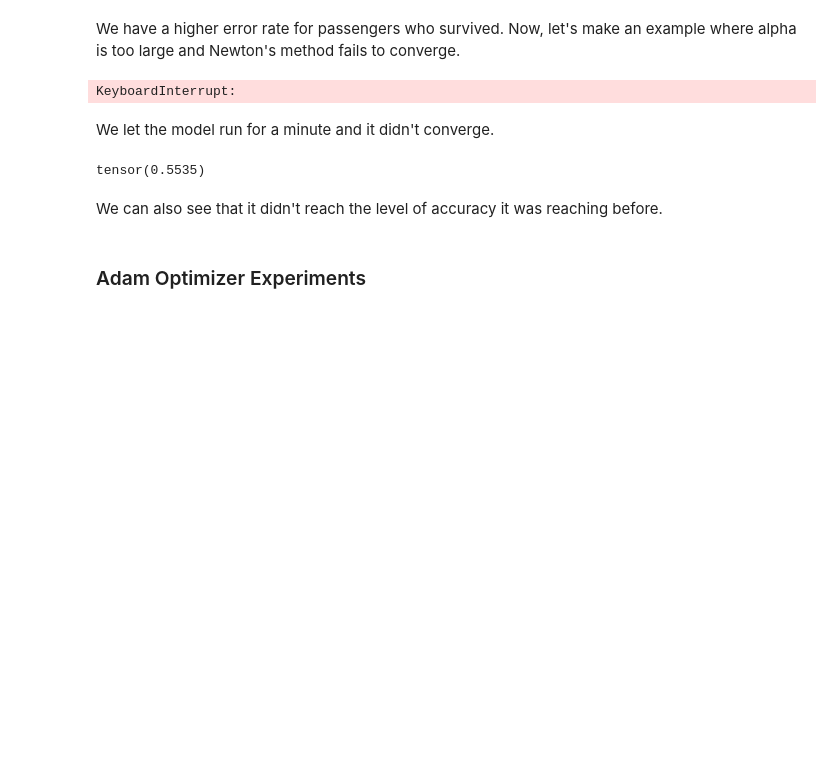
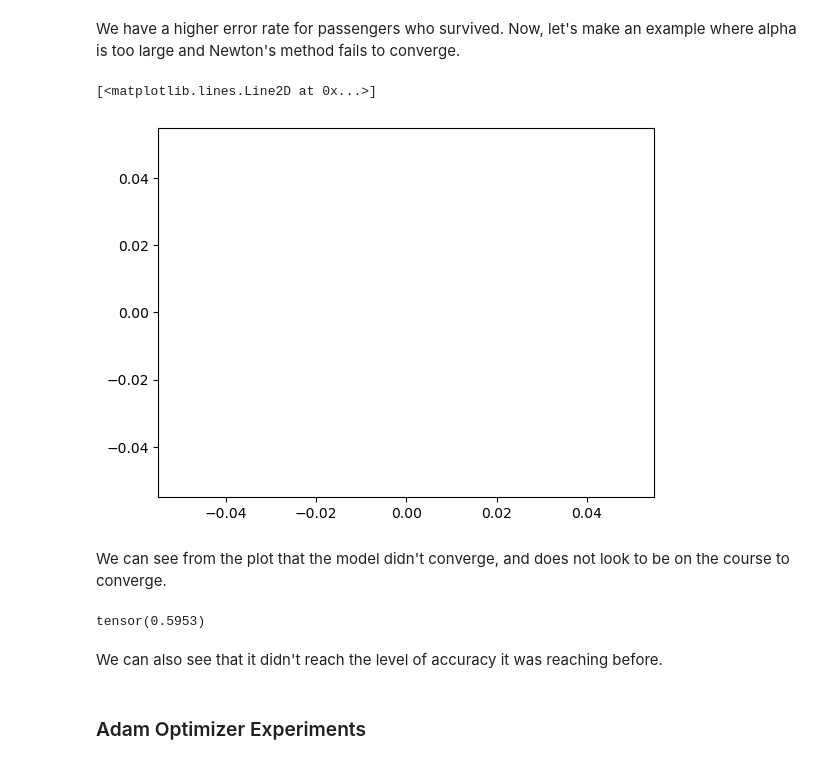
Before and after one commit to ellisterling/ellisterling.github.io, a Jupyter notebook: posts/newton/index.ipynb, the cells around one changed output. Saved outputs shown, nothing was run; the diff lists cells and outputs as text; code cells hidden in the pictures; blank space fills up the shorter version.

```diff
--- a/posts/newton/index.ipynb
+++ b/posts/newton/index.ipynb
@@ -265,18 +265,32 @@ loss_arr = []
+# %%
+gd = GradientDescentOptimizer()
+gd_loss = []
+t = 1
+loss = torch.inf
+batch_size = 10
+while loss >= 240 or torch.isnan(loss):
+    loss = gd.loss(X_train_tensor, y_train_tensor)
+    gd_loss.append(loss)
+    gd.step(X_train_tensor, y_train_tensor, 0.0001, 0.9)
 # %%
-loss = torch.inf
-while loss >= 240 or torch.isnan(loss):
+newton = NewtonOptimizer()
+n_loss = []
+for t in range(10000):
     loss = newton.loss(X_train_tensor, y_train_tensor)
-    loss_arr.append(loss)
-    newton.step(X_train_tensor, y_train_tensor, alpha = 0.5)
+    n_loss.append(loss)
+    newton.step(X_train_tensor, y_train_tensor, alpha = 5)
-# %% [output]
-KeyboardInterrupt:
+# %%
+plt.plot(n_loss)
+# %% [output]
+[<matplotlib.lines.Line2D at 0x...>]
+[figure, added]
 # %% [markdown]
-We let the model run for a minute and it didn't converge.
+We can see from the plot that the model didn't converge, and does not look to be on the course to converge.
 # %%
 predicted = newton.predict(X_test_tensor)
 (predicted == y_test_tensor).sum()/len(predicted)
 # %% [output]
-tensor(0.5535)
+tensor(0.5953)
 # %% [markdown]
 We can also see that it didn't reach the level of accuracy it was reaching before.
 # %% [markdown]
```
Also changed, not shown: parts of 22 cells of this notebook, 26 other files.
